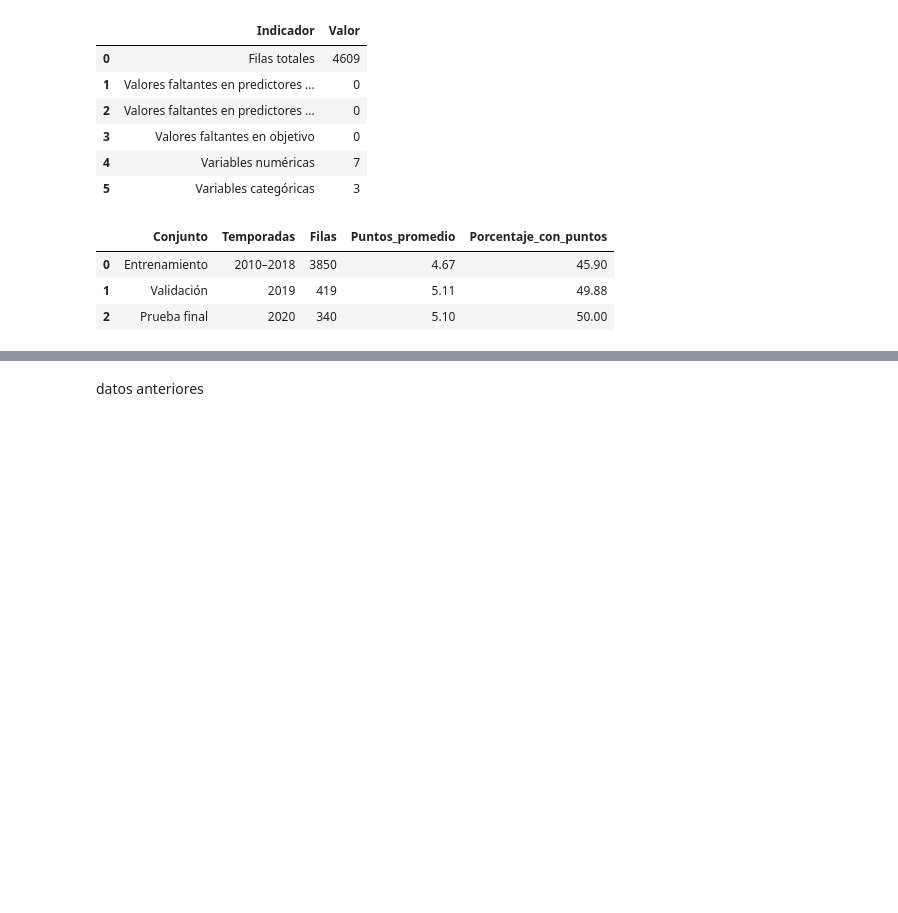
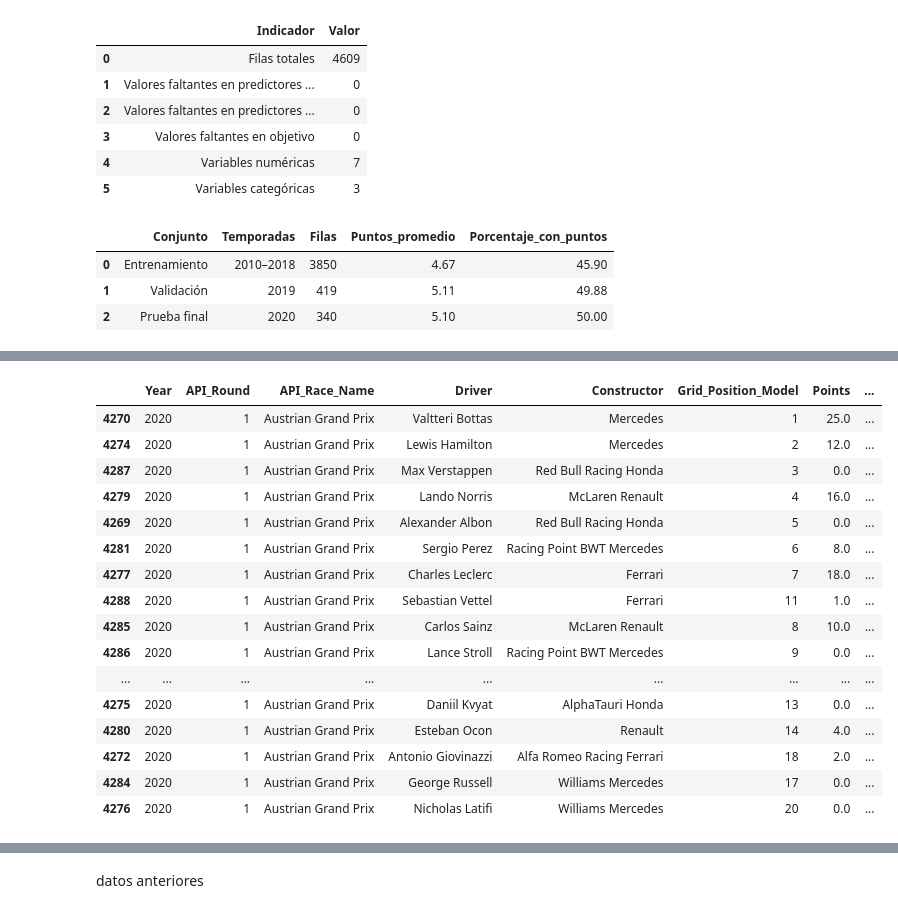
Before and after one commit to nathalia2000-web/DS-II-Pu-al, a Jupyter notebook: DS_II_+Puñal.ipynb, the cells around one changed output, grey strips where cells are left out. Saved outputs shown, nothing was run; the diff lists cells and outputs as text; code cells hidden in the pictures; blank space fills up the shorter version.

```diff
--- a/DS_II_+Puñal.ipynb
+++ b/DS_II_+Puñal.ipynb
@@ -2328,0 +2675,54 @@ display(resumen_particiones)
+# %%
+df_resultados_2020 = (
+    df_modelo_historico
+    .loc[
+        df_test.index,
+        [
+            "Year",
+            "API_Round",
+            "API_Race_Name",
+            "Driver",
+            "Constructor",
+            "Grid_Position_Model",
+            "Points"
+        ]
+    ]
+    .copy()
+)
+
+df_resultados_2020["Predicted_Points_Random_Forest"] = (
+    prediccion_random_forest_test
+)
+
+df_resultados_2020["Absolute_Error"] = (
+    df_resultados_2020["Points"]
+    - df_resultados_2020["Predicted_Points_Random_Forest"]
+).abs()
+
+df_resultados_2020 = (
+    df_resultados_2020
+    .sort_values(
+        ["API_Round", "Predicted_Points_Random_Forest"],
+        ascending=[True, False]
+    )
+)
+
+display(df_resultados_2020.head(20))
+# %% [output]
+|  | Year | API_Round | API_Race_Name | Driver | Constructor | Grid_Position_Model | Points | ... |
+| 4270 | 2020 | 1 | Austrian Grand Prix | Valtteri Bottas | Mercedes | 1 | 25.0 | ... |
+| 4274 | 2020 | 1 | Austrian Grand Prix | Lewis Hamilton | Mercedes | 2 | 12.0 | ... |
+| 4287 | 2020 | 1 | Austrian Grand Prix | Max Verstappen | Red Bull Racing Honda | 3 | 0.0 | ... |
+| 4279 | 2020 | 1 | Austrian Grand Prix | Lando Norris | McLaren Renault | 4 | 16.0 | ... |
+| 4269 | 2020 | 1 | Austrian Grand Prix | Alexander Albon | Red Bull Racing Honda | 5 | 0.0 | ... |
+| 4281 | 2020 | 1 | Austrian Grand Prix | Sergio Perez | Racing Point BWT Mercedes | 6 | 8.0 | ... |
+| 4277 | 2020 | 1 | Austrian Grand Prix | Charles Leclerc | Ferrari | 7 | 18.0 | ... |
+| 4288 | 2020 | 1 | Austrian Grand Prix | Sebastian Vettel | Ferrari | 11 | 1.0 | ... |
+| 4285 | 2020 | 1 | Austrian Grand Prix | Carlos Sainz | McLaren Renault | 8 | 10.0 | ... |
+| 4286 | 2020 | 1 | Austrian Grand Prix | Lance Stroll | Racing Point BWT Mercedes | 9 | 0.0 | ... |
+| ... | ... | ... | ... | ... | ... | ... | ... | ... |
+| 4275 | 2020 | 1 | Austrian Grand Prix | Daniil Kvyat | AlphaTauri Honda | 13 | 0.0 | ... |
+| 4280 | 2020 | 1 | Austrian Grand Prix | Esteban Ocon | Renault | 14 | 4.0 | ... |
+| 4272 | 2020 | 1 | Austrian Grand Prix | Antonio Giovinazzi | Alfa Romeo Racing Ferrari | 18 | 2.0 | ... |
+| 4284 | 2020 | 1 | Austrian Grand Prix | George Russell | Williams Mercedes | 17 | 0.0 | ... |
+| 4276 | 2020 | 1 | Austrian Grand Prix | Nicholas Latifi | Williams Mercedes | 20 | 0.0 | ... |
```
Also changed, not shown: parts of 12 cells of this notebook.
